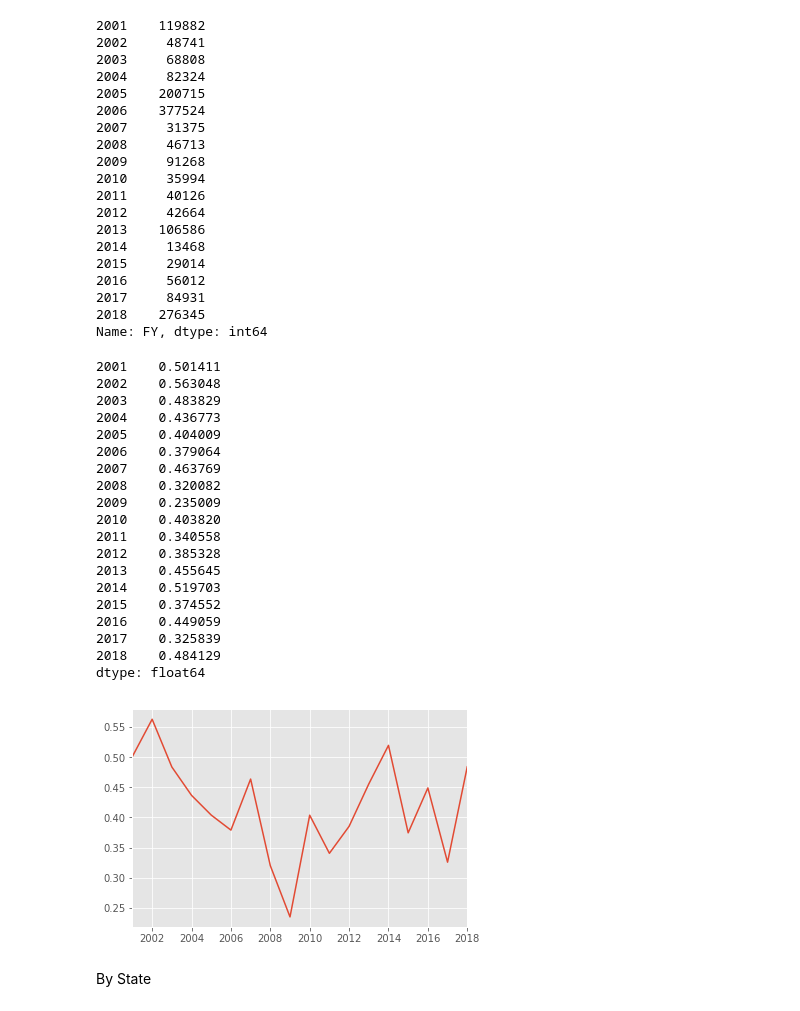
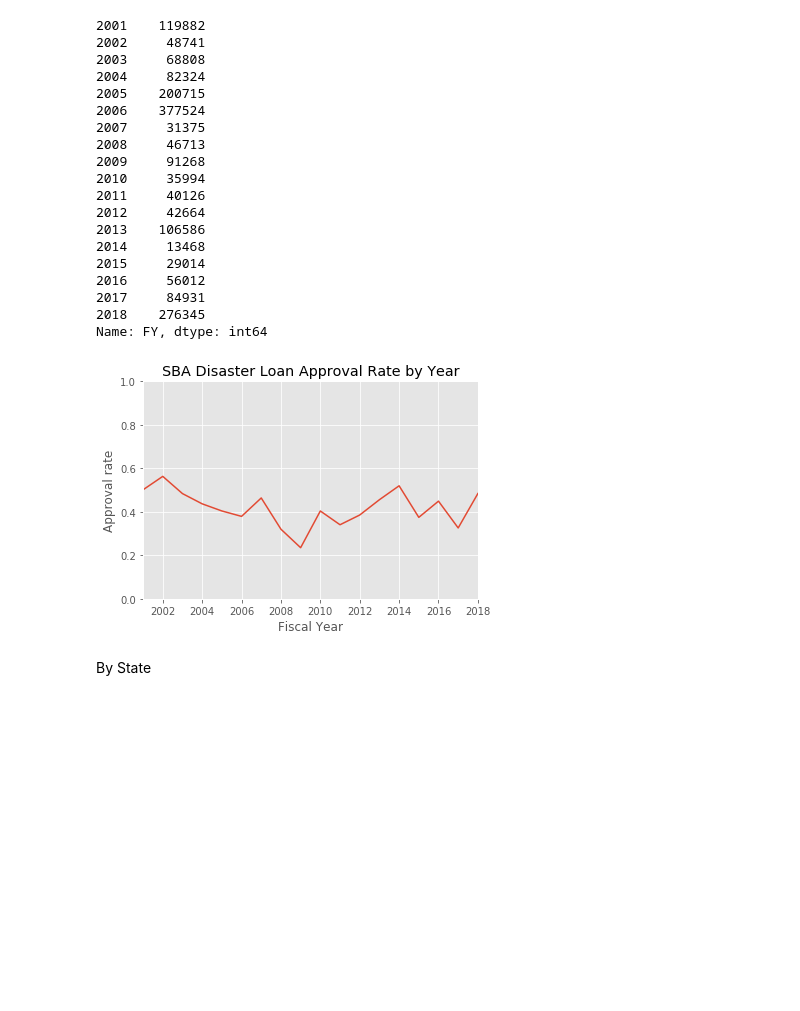
Before and after one commit to PublicI/sba-disaster-loans, a Jupyter notebook: SBA Data Analysis.ipynb, the cells around one changed output. Cells and saved outputs as stored; diff of their text form; code cells hidden in the pictures; blank space fills up the shorter version.

```diff
--- a/SBA Data Analysis.ipynb
+++ b/SBA Data Analysis.ipynb
@@ -231,3 +231,12 @@ sorted(df_approvals['ZIP'].unique())[:10]
  '00603',
  '00604',
  '00605']
+# %%
+# Data cleaning where data was shifted
+df_approvals.loc[df_approvals['ORIGINAL_APPROVAL_AMOUNT']=="H","ZIP"] = df_approvals.loc[df_approvals['ORIGINAL_APPROVAL_AMOUNT']=="H","COUNTY"]
+df_approvals.loc[df_approvals['ORIGINAL_APPROVAL_AMOUNT']=="H","COUNTY"] = df_approvals.loc[df_approvals['ORIGINAL_APPROVAL_AMOUNT']=="H","LOAN_TYPE"]
+df_approvals.loc[df_approvals['ORIGINAL_APPROVAL_AMOUNT']=="H","LOAN_TYPE"] = df_approvals.loc[df_approvals['ORIGINAL_APPROVAL_AMOUNT']=="H","ORIGINAL_APPROVAL_AMOUNT"]
+
+df_approvals.loc[df_approvals['ORIGINAL_APPROVAL_AMOUNT']=="B","ZIP"] = df_approvals.loc[df_approvals['ORIGINAL_APPROVAL_AMOUNT']=="B","COUNTY"]
+df_approvals.loc[df_approvals['ORIGINAL_APPROVAL_AMOUNT']=="B","COUNTY"] = df_approvals.loc[df_approvals['ORIGINAL_APPROVAL_AMOUNT']=="B","LOAN_TYPE"]
+df_approvals.loc[df_approvals['ORIGINAL_APPROVAL_AMOUNT']=="B","LOAN_TYPE"] = df_approvals.loc[df_approvals['ORIGINAL_APPROVAL_AMOUNT']=="B","ORIGINAL_APPROVAL_AMOUNT"]
@@ -521,8 +517,7 @@ def approval_rate_by_var(col_name, output = "Series"):
     approval_rates = pd.Series(approval_rates)
     if output == "Series": return(approval_rates)
     elif output == "Line Plot":
-        approval_rates.plot(kind = "line")
-        return(plt.show())
+        return approval_rates.plot(kind = "line")
 # %% [markdown]
 Over time
 # %%
@@ -547,30 +542,16 @@ df_approvals['FY'].value_counts().sort_index() + df_declines['FY'].value_counts(
 2017     84931
 2018    276345
 Name: FY, dtype: int64
-# %%
-print(approval_rate_by_var("FY"))
-approval_rate_by_var("FY", output = "Line Plot")
-# %% [output]
-2001    0.501411
-2002    0.563048
-2003    0.483829
-2004    0.436773
-2005    0.404009
-2006    0.379064
-2007    0.463769
-2008    0.320082
-2009    0.235009
-2010    0.403820
-2011    0.340558
-2012    0.385328
-2013    0.455645
-2014    0.519703
-2015    0.374552
-2016    0.449059
-2017    0.325839
-2018    0.484129
-dtype: float64
-[figure, removed]
+# %%
+#print(approval_rate_by_var("FY"))
+approval_rate_by_var("FY", output = "Line Plot")
+plt.title("SBA Disaster Loan Approval Rate by Year")
+plt.ylim([0,1])
+plt.xlabel("Fiscal Year")
+plt.ylabel("Approval rate")
+plt.show()
+# %% [output]
+[figure, added]
 # %%
 # Old approach (before I made the function)
 
```
Also changed, not shown: parts of 26 cells of this notebook.
